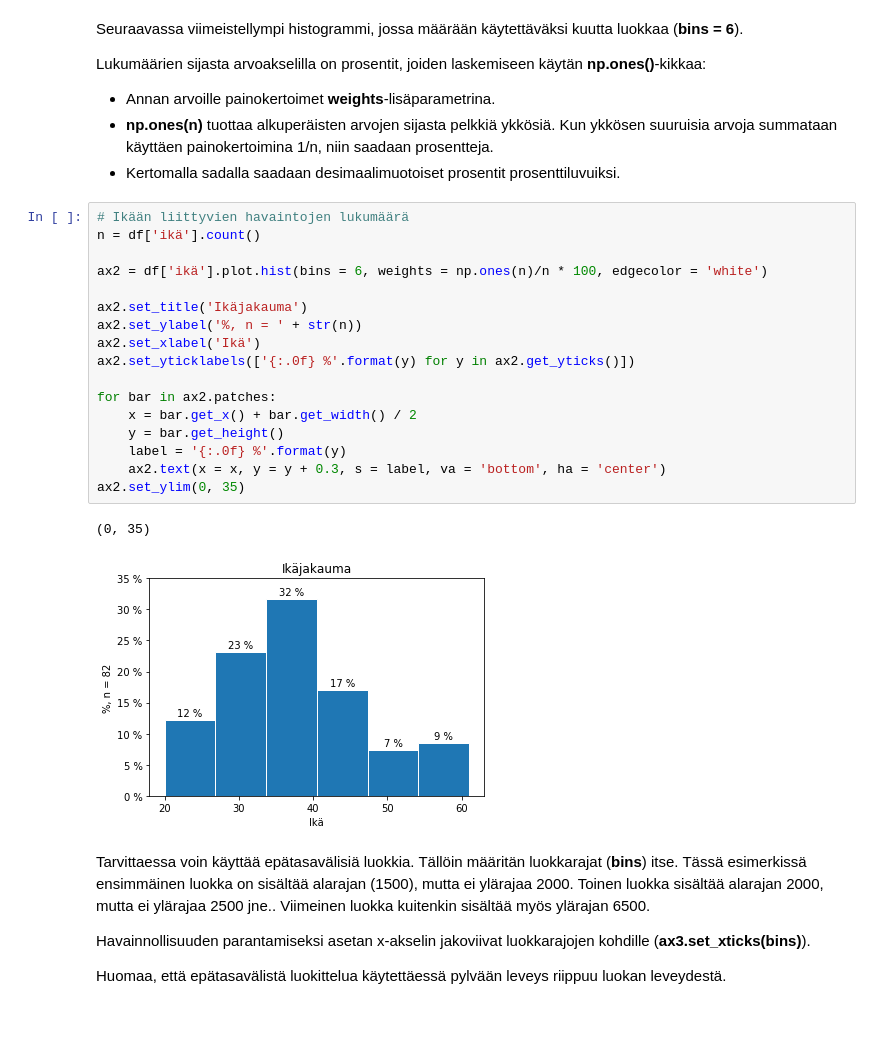
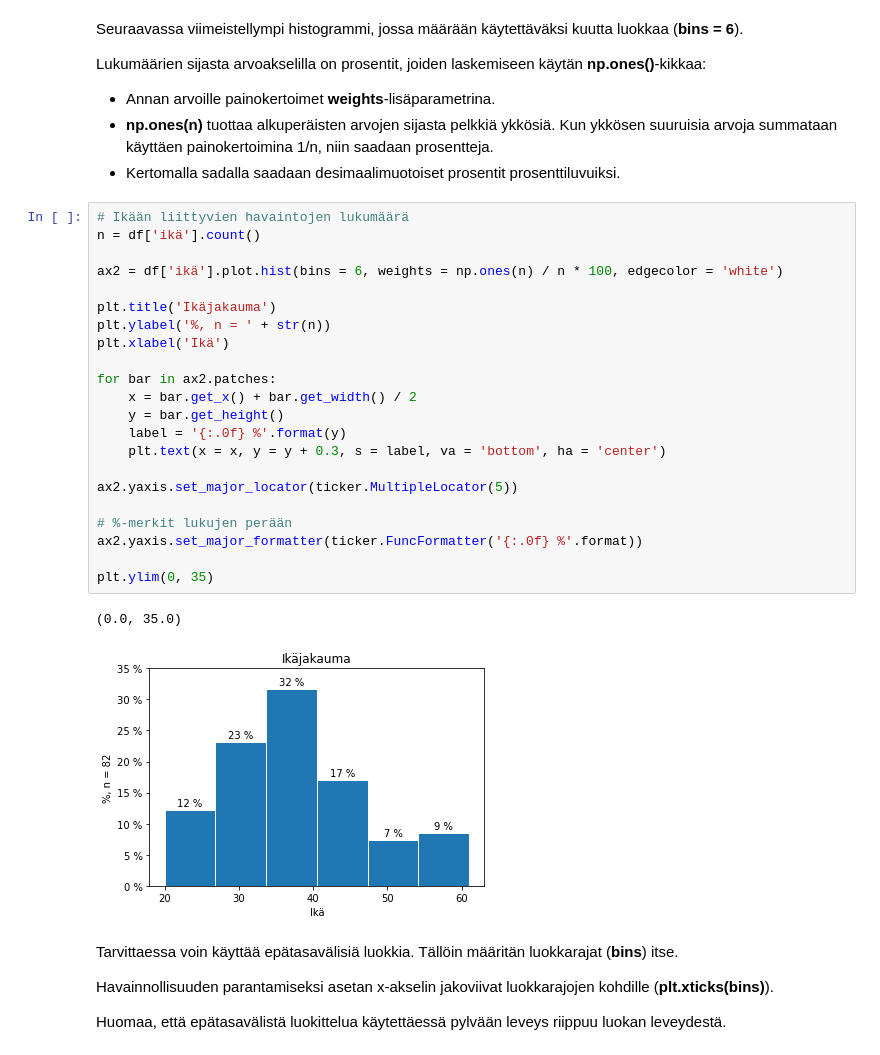
Before and after one commit to taanila/kaaviot, a Jupyter notebook: matplotlib3.ipynb, the cells around one changed output. Cells and saved outputs as stored; diff of their text form; blank space fills up the shorter version.

Commit message:
Histogrammi
Tässä mukana myös akselien tuunausta locator- ja formatter-toiminnoilla

```diff
--- a/matplotlib3.ipynb
+++ b/matplotlib3.ipynb
@@ -61,27 +64,32 @@ Lukumäärien sijasta arvoakselilla on prosentit, joiden laskemiseen käytän <b
 # %%
 # Ikään liittyvien havaintojen lukumäärä
 n = df['ikä'].count()
 
-ax2 = df['ikä'].plot.hist(bins = 6, weights = np.ones(n)/n * 100, edgecolor = 'white')
+ax2 = df['ikä'].plot.hist(bins = 6, weights = np.ones(n) / n * 100, edgecolor = 'white')
 
-ax2.set_title('Ikäjakauma')
-ax2.set_ylabel('%, n = ' + str(n))
-ax2.set_xlabel('Ikä')
-ax2.set_yticklabels(['{:.0f} %'.format(y) for y in ax2.get_yticks()])
+plt.title('Ikäjakauma')
+plt.ylabel('%, n = ' + str(n))
+plt.xlabel('Ikä')
 
 for bar in ax2.patches:
     x = bar.get_x() + bar.get_width() / 2
     y = bar.get_height()
     label = '{:.0f} %'.format(y)
-    ax2.text(x = x, y = y + 0.3, s = label, va = 'bottom', ha = 'center')
-ax2.set_ylim(0, 35)
+    plt.text(x = x, y = y + 0.3, s = label, va = 'bottom', ha = 'center')
+
+ax2.yaxis.set_major_locator(ticker.MultipleLocator(5))
+
+# %-merkit lukujen perään
+ax2.yaxis.set_major_formatter(ticker.FuncFormatter('{:.0f} %'.format))
+
+plt.ylim(0, 35)
 # %% [output]
-(0, 35)
+(0.0, 35.0)
-[figure, old version]
+[figure, new version]
 # %% [markdown]
-Tarvittaessa voin käyttää epätasavälisiä luokkia. Tällöin määritän luokkarajat (<b>bins</b>) itse. Tässä esimerkissä ensimmäinen luokka on sisältää alarajan (1500), mutta ei ylärajaa 2000. Toinen luokka sisältää alarajan 2000, mutta ei ylärajaa 2500 jne.. Viimeinen luokka kuitenkin sisältää myös ylärajan 6500.
+Tarvittaessa voin käyttää epätasavälisiä luokkia. Tällöin määritän luokkarajat (<b>bins</b>) itse.
 
-Havainnollisuuden parantamiseksi asetan x-akselin jakoviivat luokkarajojen kohdille (<b>ax3.set_xticks(bins)</b>).
+Havainnollisuuden parantamiseksi asetan x-akselin jakoviivat luokkarajojen kohdille (<b>plt.xticks(bins)</b>).
 
 Huomaa, että epätasavälistä luokittelua käytettäessä pylvään leveys riippuu luokan leveydestä.
 # %%
```
Also changed, not shown: parts of 9 cells of this notebook.
